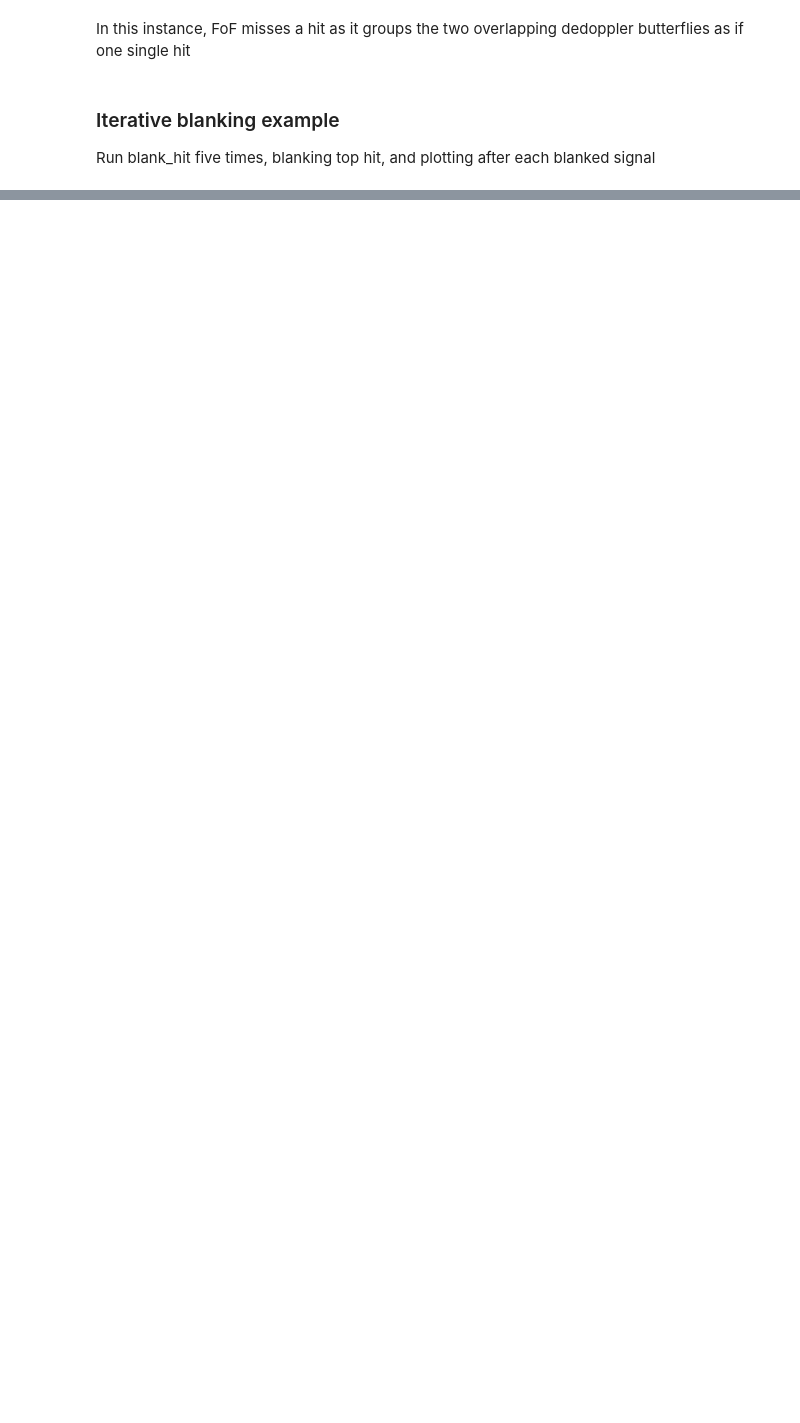
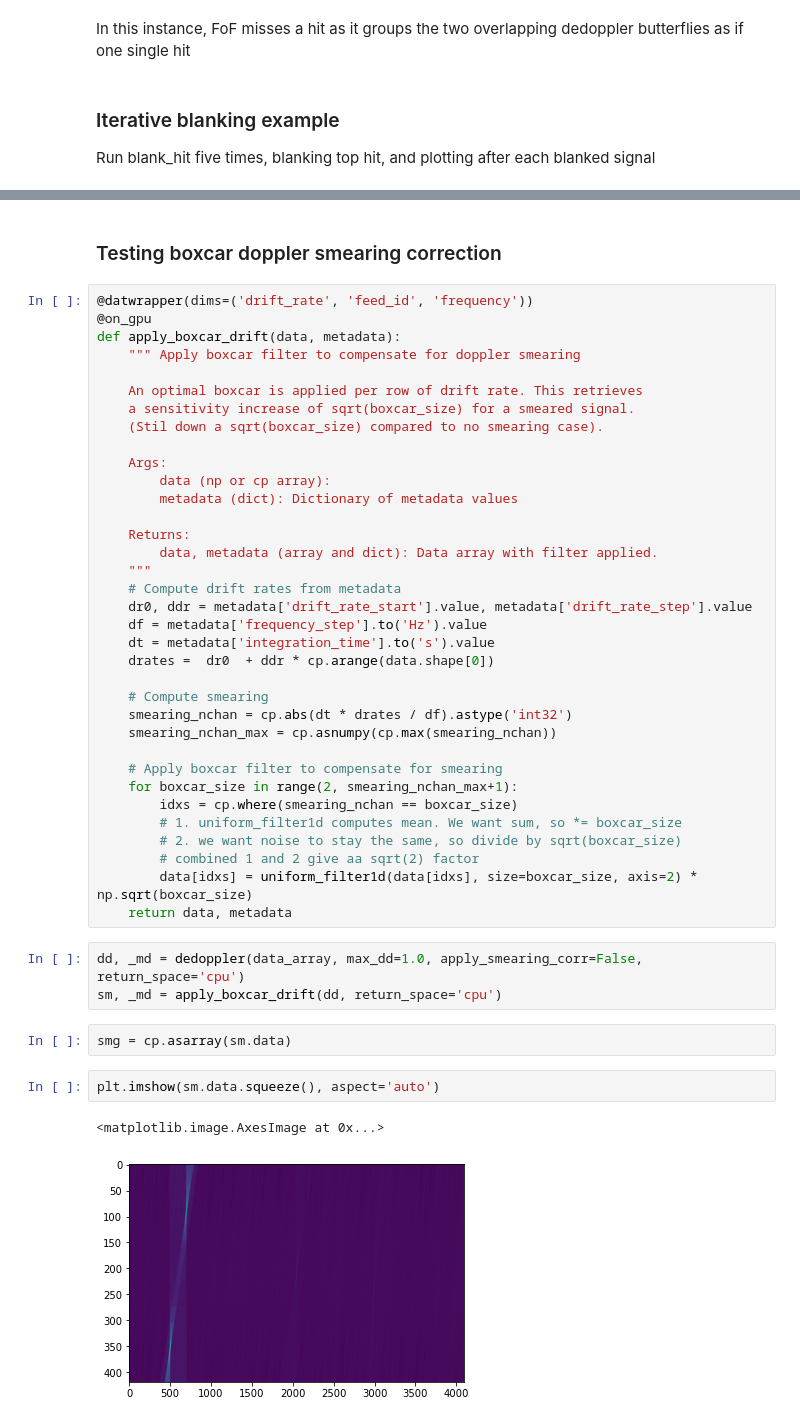
Before and after one commit to UCBerkeleySETI/hyperseti, a Jupyter notebook: notebook/devel/peak_find_devel.ipynb, the cells around one changed output, grey strips where cells are left out. Saved outputs shown, nothing was run; the diff lists cells and outputs as text; blank space fills up the shorter version.

```diff
--- a/notebook/devel/peak_find_devel.ipynb
+++ b/notebook/devel/peak_find_devel.ipynb
@@ -376,0 +376,47 @@ plt.colorbar()
+# %% [markdown]
+### Testing boxcar doppler smearing correction
+# %%
+@datwrapper(dims=('drift_rate', 'feed_id', 'frequency'))
+@on_gpu
+def apply_boxcar_drift(data, metadata):
+    """ Apply boxcar filter to compensate for doppler smearing
+
+    An optimal boxcar is applied per row of drift rate. This retrieves
+    a sensitivity increase of sqrt(boxcar_size) for a smeared signal.
+    (Stil down a sqrt(boxcar_size) compared to no smearing case).
+
+    Args:
+        data (np or cp array):
+        metadata (dict): Dictionary of metadata values
+
+    Returns:
+        data, metadata (array and dict): Data array with filter applied.
+    """
+    # Compute drift rates from metadata
+    dr0, ddr = metadata['drift_rate_start'].value, metadata['drift_rate_step'].value
+    df = metadata['frequency_step'].to('Hz').value
+    dt = metadata['integration_time'].to('s').value
+    drates =  dr0  + ddr * cp.arange(data.shape[0])
+
+    # Compute smearing
+    smearing_nchan = cp.abs(dt * drates / df).astype('int32')
+    smearing_nchan_max = cp.asnumpy(cp.max(smearing_nchan))
+
+    # Apply boxcar filter to compensate for smearing
+    for boxcar_size in range(2, smearing_nchan_max+1):
+        idxs = cp.where(smearing_nchan == boxcar_size)
+        # 1. uniform_filter1d computes mean. We want sum, so *= boxcar_size
+        # 2. we want noise to stay the same, so divide by sqrt(boxcar_size)
+        # combined 1 and 2 give aa sqrt(2) factor
+        data[idxs] = uniform_filter1d(data[idxs], size=boxcar_size, axis=2) * np.sqrt(boxcar_size)
+    return data, metadata
+# %%
+dd, _md = dedoppler(data_array, max_dd=1.0, apply_smearing_corr=False, return_space='cpu')
+sm, _md = apply_boxcar_drift(dd, return_space='cpu')
+# %%
+smg = cp.asarray(sm.data)
+# %%
+plt.imshow(sm.data.squeeze(), aspect='auto')
+# %% [output]
+<matplotlib.image.AxesImage at 0x...>
+[figure, added]
```
Also changed, not shown: parts of 17 cells of this notebook.
